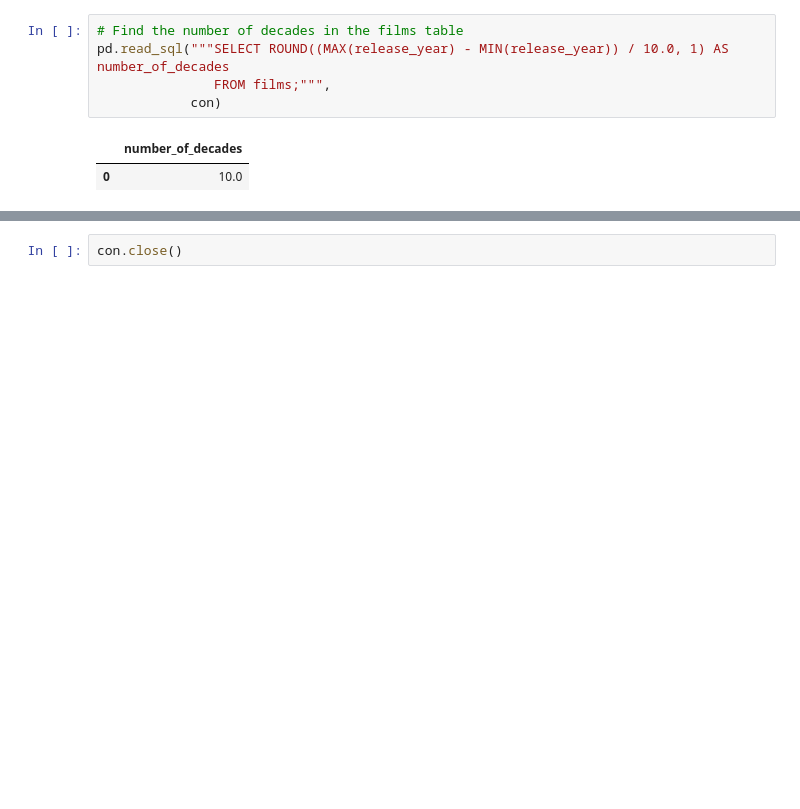
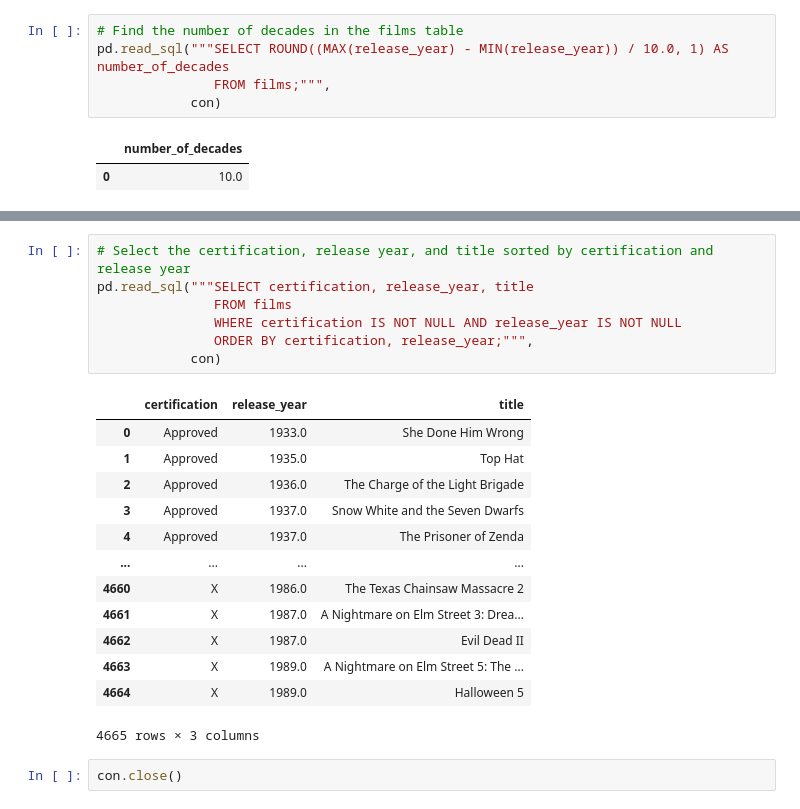
Before and after one commit to Cooleekova/data_engineering, a Jupyter notebook: SQL/SQL_basics.ipynb, the cells around one changed output, grey strips where cells are left out. Saved outputs shown, nothing was run; the diff lists cells and outputs as text; blank space fills up the shorter version.

```diff
--- a/SQL/SQL_basics.ipynb
+++ b/SQL/SQL_basics.ipynb
@@ -477,3 +540,24 @@ pd.read_sql("""SELECT ROUND((MAX(release_year) - MIN(release_year)) / 10.0, 1) A
+# %%
+# Select the certification, release year, and title sorted by certification and release year
+pd.read_sql("""SELECT certification, release_year, title
+               FROM films
+               WHERE certification IS NOT NULL AND release_year IS NOT NULL
+               ORDER BY certification, release_year;""",
+            con)
+# %% [output]
+|  | certification | release_year | title |
+| 0 | Approved | 1933.0 | She Done Him Wrong |
+| 1 | Approved | 1935.0 | Top Hat |
+| 2 | Approved | 1936.0 | The Charge of the Light Brigade |
+| 3 | Approved | 1937.0 | Snow White and the Seven Dwarfs |
+| 4 | Approved | 1937.0 | The Prisoner of Zenda |
+| ... | ... | ... | ... |
+| 4660 | X | 1986.0 | The Texas Chainsaw Massacre 2 |
+| 4661 | X | 1987.0 | A Nightmare on Elm Street 3: Drea... |
+| 4662 | X | 1987.0 | Evil Dead II |
+| 4663 | X | 1989.0 | A Nightmare on Elm Street 5: The ... |
+| 4664 | X | 1989.0 | Halloween 5 |
+4665 rows × 3 columns
 # %%
 con.close()
 # %% [markdown]
```
Also changed, not shown: parts of 3 cells of this notebook.
